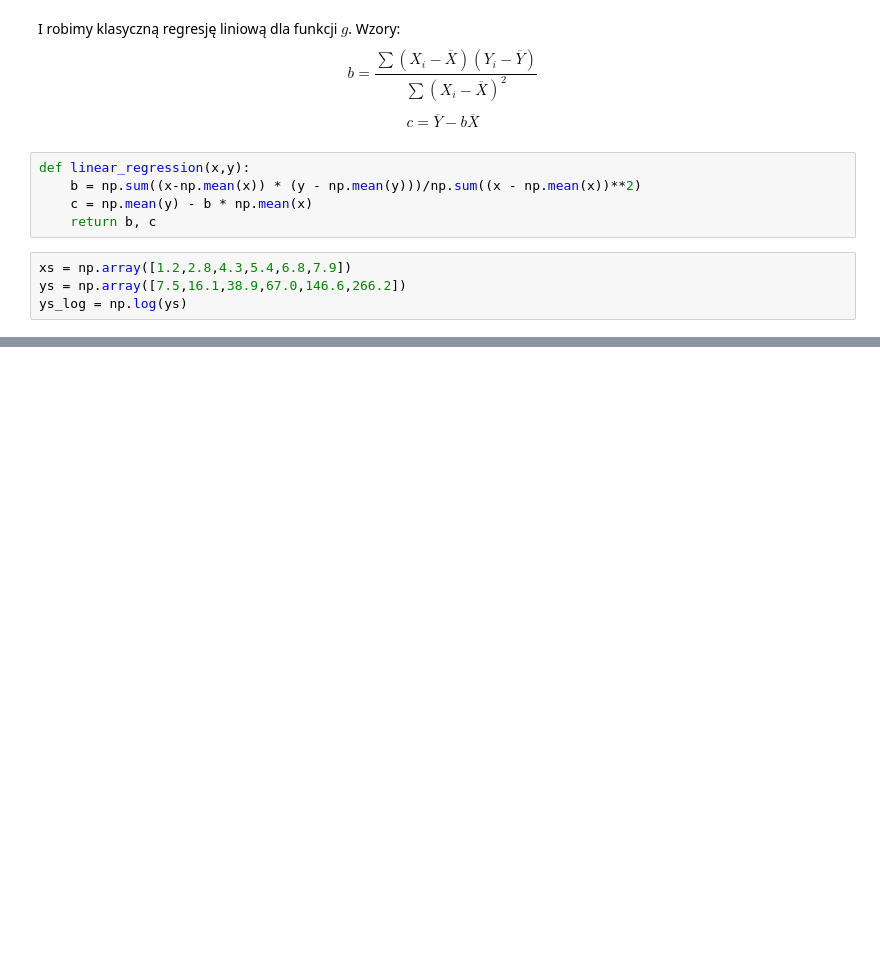
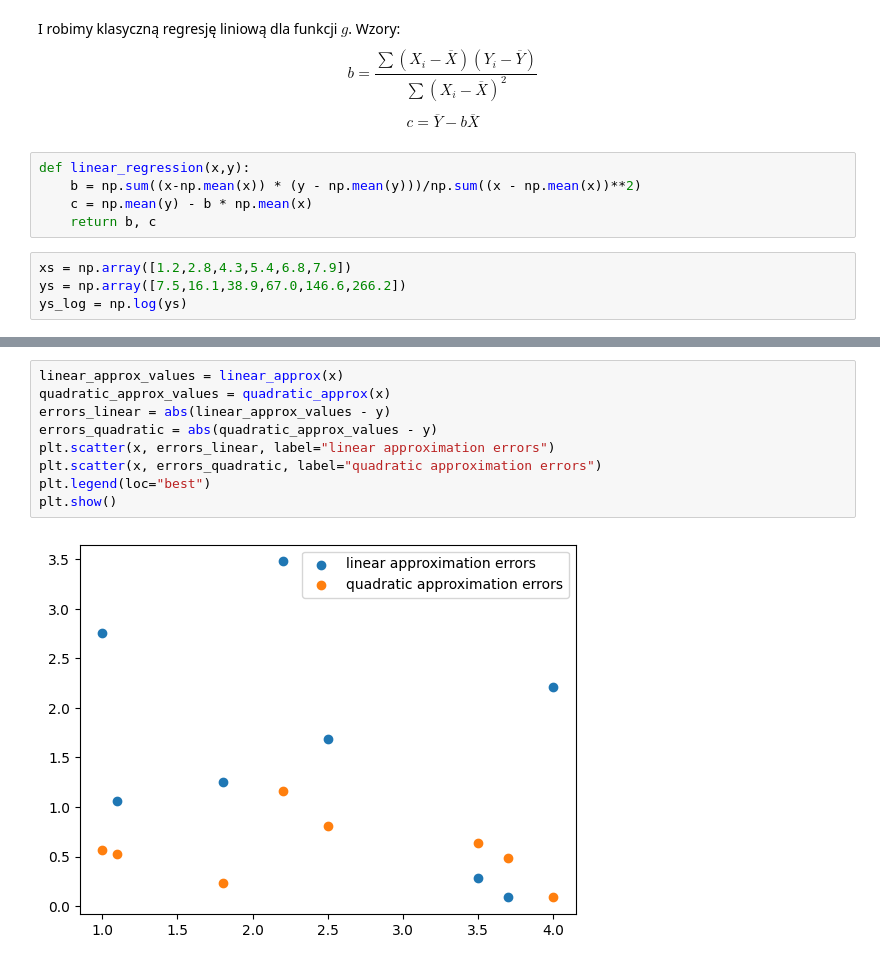
Before and after one commit to rafglo/Metody-numeryczne, a Jupyter notebook: lista5.ipynb, the cells around one changed output, grey strips where cells are left out. Drawn from its saved outputs; the diff is of its cells as text; blank space fills up the shorter version.

```diff
--- a/lista5.ipynb
+++ b/lista5.ipynb
@@ -98,0 +165,11 @@ plt.show()
+# %%
+linear_approx_values = linear_approx(x)
+quadratic_approx_values = quadratic_approx(x)
+errors_linear = abs(linear_approx_values - y)
+errors_quadratic = abs(quadratic_approx_values - y)
+plt.scatter(x, errors_linear, label="linear approximation errors")
+plt.scatter(x, errors_quadratic, label="quadratic approximation errors")
+plt.legend(loc="best")
+plt.show()
+# %% [output]
+[figure, added]
```
Also changed, not shown: parts of 17 cells of this notebook.
